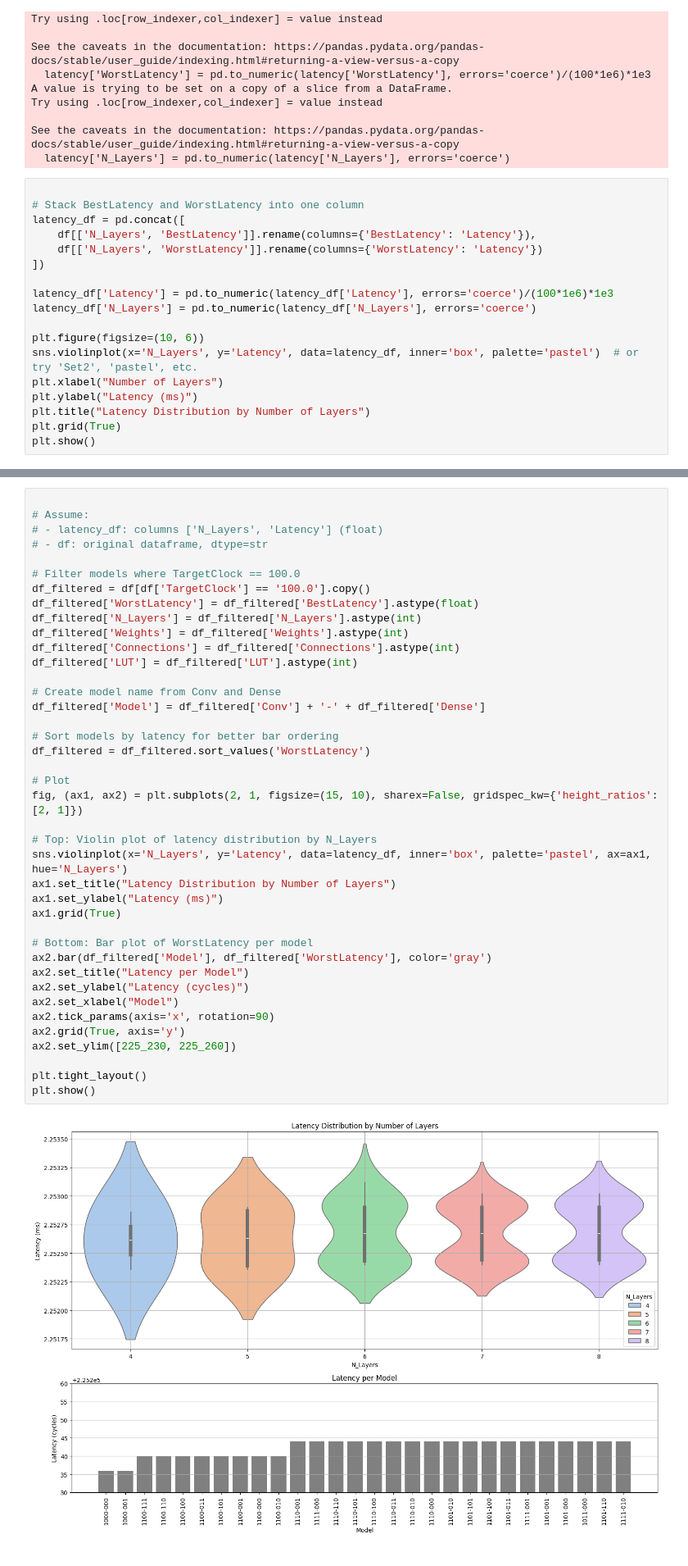
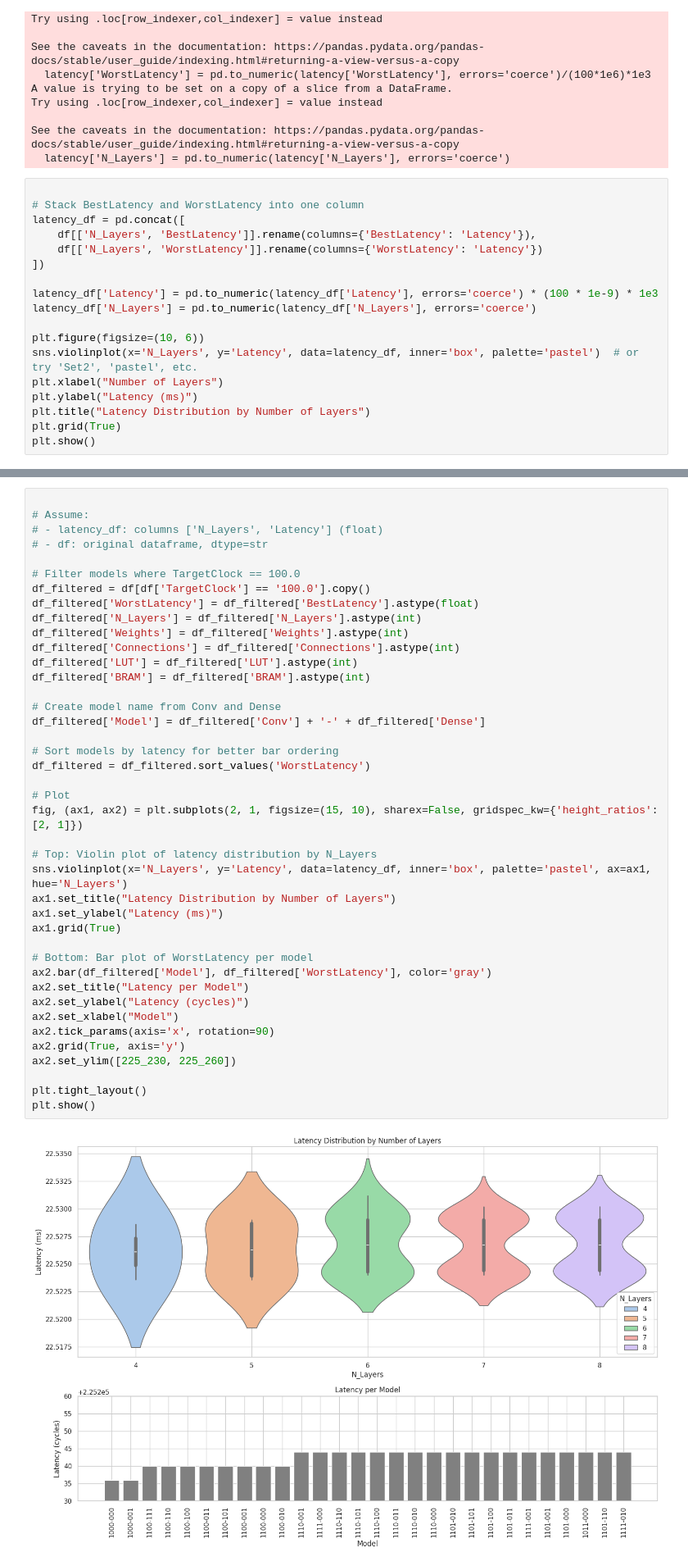
Before and after one commit to tsopeter/753-FPGA, a Jupyter notebook: deepfpgamicro/Visualize.ipynb, the cells around one changed output, grey strips where cells are left out. Shown at 82% size. Cells and saved outputs as stored; diff of their text form.

```diff
--- a/deepfpgamicro/Visualize.ipynb
+++ b/deepfpgamicro/Visualize.ipynb
@@ -121,7 +121,7 @@ latency_df = pd.concat([
     df[['N_Layers', 'WorstLatency']].rename(columns={'WorstLatency': 'Latency'})
 ])
 
-latency_df['Latency'] = pd.to_numeric(latency_df['Latency'], errors='coerce')/(100*1e6)*1e3
+latency_df['Latency'] = pd.to_numeric(latency_df['Latency'], errors='coerce') * (100 * 1e-9) * 1e3
 latency_df['N_Layers'] = pd.to_numeric(latency_df['N_Layers'], errors='coerce')
 
 plt.figure(figsize=(10, 6))
@@ -147,32 +149,33 @@ df_filtered['N_Layers'] = df_filtered['N_Layers'].astype(int)
 df_filtered['Weights'] = df_filtered['Weights'].astype(int)
 df_filtered['Connections'] = df_filtered['Connections'].astype(int)
 df_filtered['LUT'] = df_filtered['LUT'].astype(int)
+df_filtered['BRAM'] = df_filtered['BRAM'].astype(int)
 
 # Create model name from Conv and Dense
 df_filtered['Model'] = df_filtered['Conv'] + '-' + df_filtered['Dense']
 
 # Sort models by latency for better bar ordering
 df_filtered = df_filtered.sort_values('WorstLatency')
 
 # Plot
 fig, (ax1, ax2) = plt.subplots(2, 1, figsize=(15, 10), sharex=False, gridspec_kw={'height_ratios': [2, 1]})
 
 # Top: Violin plot of latency distribution by N_Layers
 sns.violinplot(x='N_Layers', y='Latency', data=latency_df, inner='box', palette='pastel', ax=ax1, hue='N_Layers')
 ax1.set_title("Latency Distribution by Number of Layers")
 ax1.set_ylabel("Latency (ms)")
 ax1.grid(True)
 
 # Bottom: Bar plot of WorstLatency per model
 ax2.bar(df_filtered['Model'], df_filtered['WorstLatency'], color='gray')
 ax2.set_title("Latency per Model")
 ax2.set_ylabel("Latency (cycles)")
 ax2.set_xlabel("Model")
 ax2.tick_params(axis='x', rotation=90)
 ax2.grid(True, axis='y')
 ax2.set_ylim([225_230, 225_260])
 
 plt.tight_layout()
 plt.show()
 # %% [output]
-[figure, old version]
+[figure, new version]
```
Also changed, not shown: parts of 3 cells of this notebook, 1 other file.
